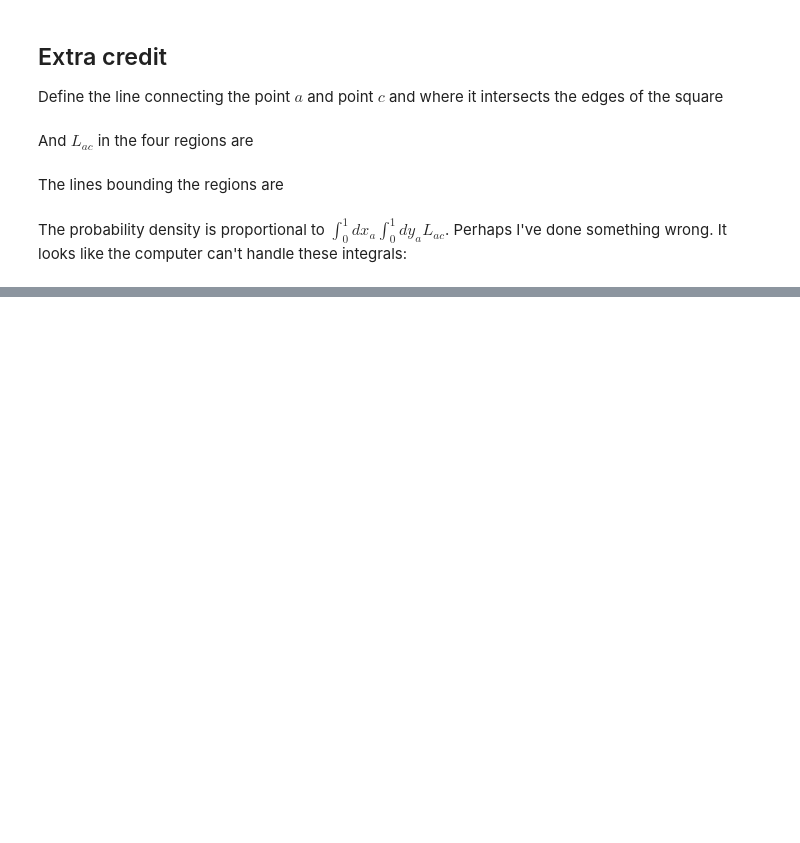
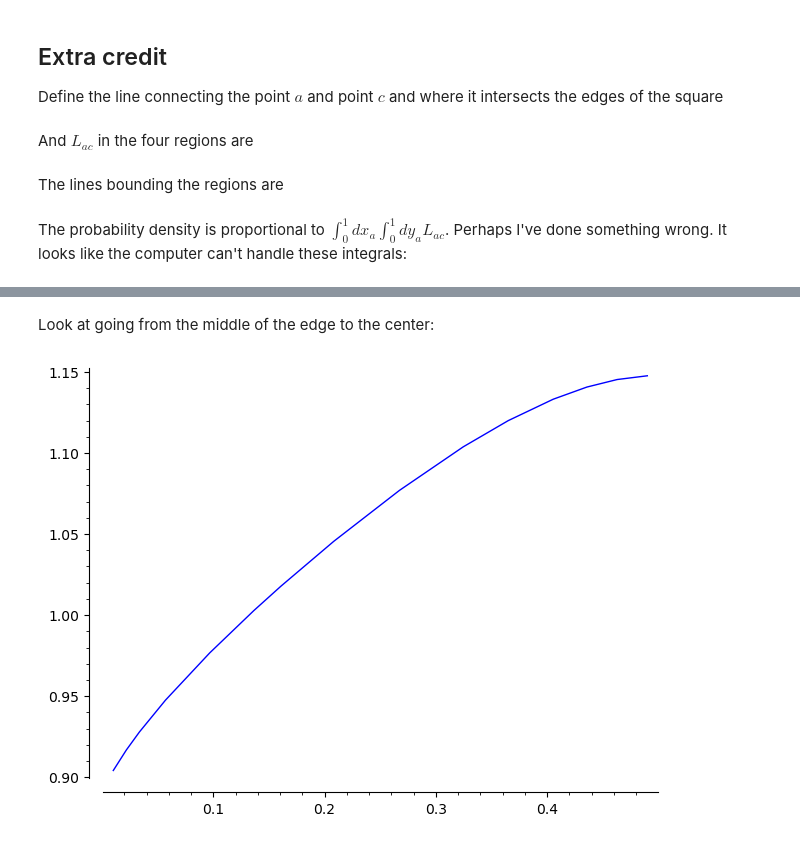
Before and after one commit to qpliu/sunday-puzzle, a Jupyter notebook: riddler/2025/20250530.ipynb, the cells around one changed output, grey strips where cells are left out. Cells and saved outputs as stored; diff of their text form; code cells hidden in the pictures; blank space fills up the shorter version.

```diff
--- a/riddler/2025/20250530.ipynb
+++ b/riddler/2025/20250530.ipynb
@@ -125,0 +314,6 @@ if False:
+# %% [markdown]
+Look at going from the middle of the edge to the center:
+# %%
+plot(lambda x: P(x,1/2), xmin=0.01, xmax=0.49, plot_points=10)
+# %% [output]
+[figure, added]
```
Also changed, not shown: parts of 33 cells of this notebook.
